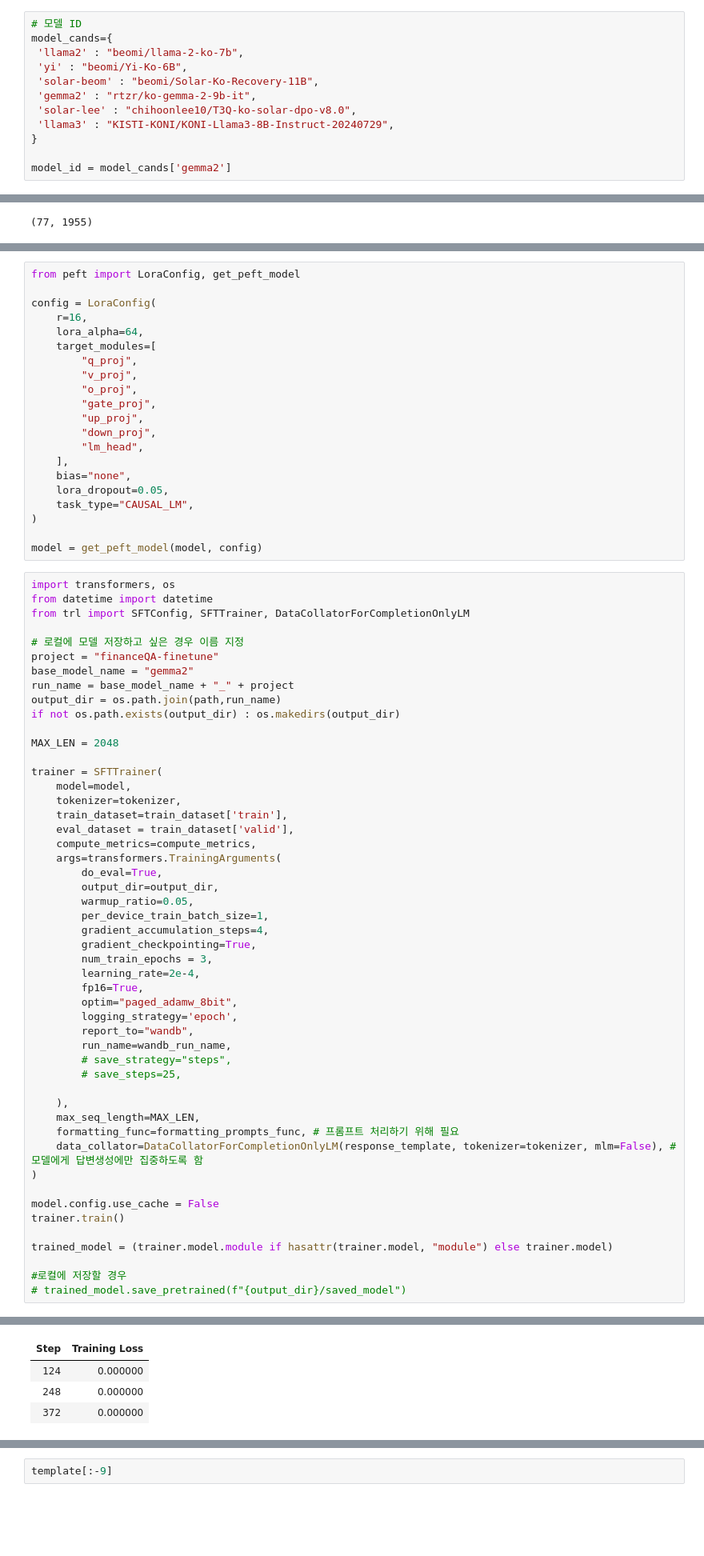
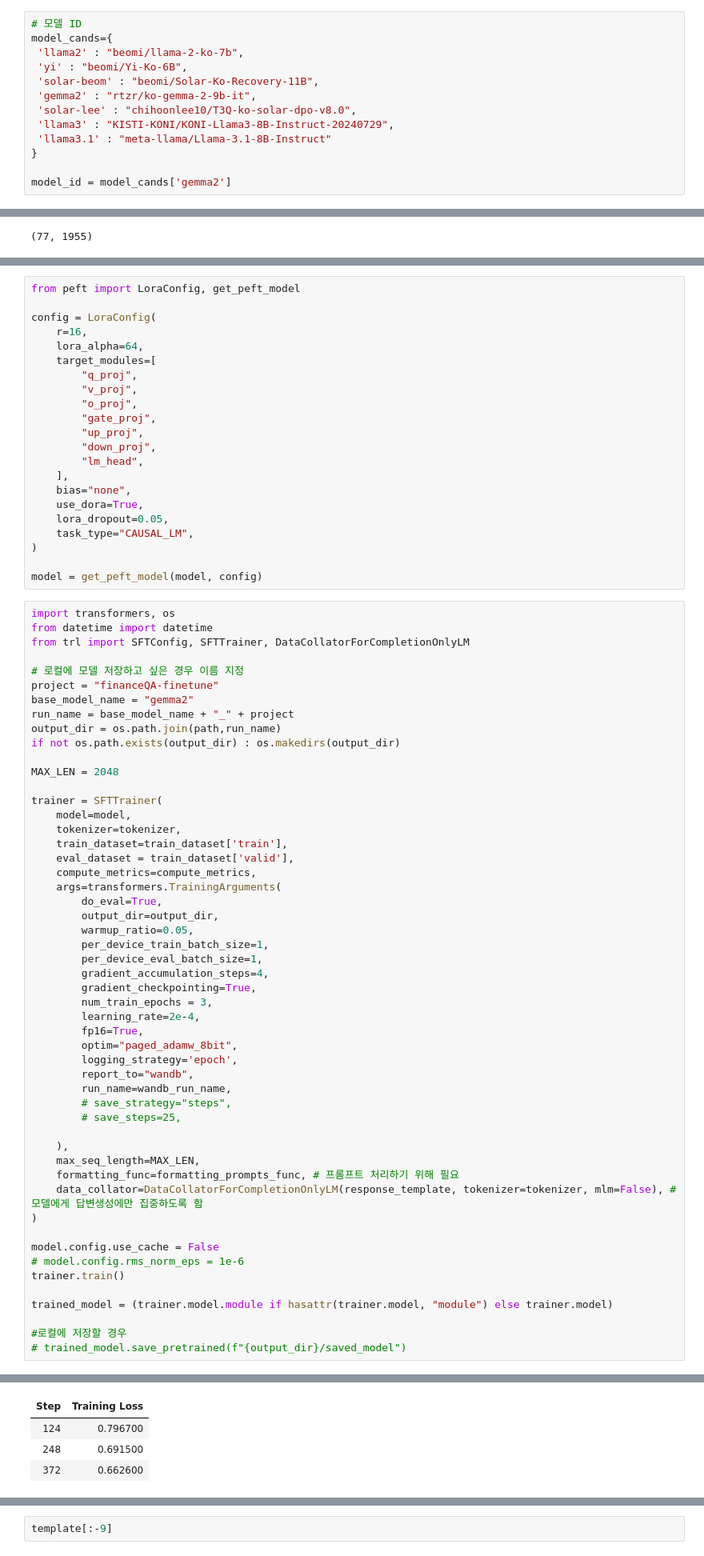
Before and after one commit to theNocturni/WASSUP-DACON-FinAI, a Jupyter notebook: code/1.train_n_inference.ipynb, the cells around one changed output, grey strips where cells are left out. Shown at 80% size. Saved outputs shown, nothing was run; the diff lists cells and outputs as text; blank space fills up the shorter version.

```diff
--- a/code/1.train_n_inference.ipynb
+++ b/code/1.train_n_inference.ipynb
@@ -249,6 +268,7 @@ model_cands={
  'gemma2' : "rtzr/ko-gemma-2-9b-it",
  'solar-lee' : "chihoonlee10/T3Q-ko-solar-dpo-v8.0",
  'llama3' : "KISTI-KONI/KONI-Llama3-8B-Instruct-20240729",
+ 'llama3.1' : "meta-llama/Llama-3.1-8B-Instruct"
 }
 
 model_id = model_cands['gemma2']
@@ -735,6 +776,7 @@ config = LoraConfig(
         "lm_head",
     ],
     bias="none",
+    use_dora=True,
     lora_dropout=0.05,
     task_type="CAUSAL_LM",
 )
@@ -765,6 +807,7 @@ trainer = SFTTrainer(
         output_dir=output_dir,
         warmup_ratio=0.05,
         per_device_train_batch_size=1,
+        per_device_eval_batch_size=1,
         gradient_accumulation_steps=4,
         gradient_checkpointing=True,
         num_train_epochs = 3,
@@ -784,6 +827,7 @@ trainer = SFTTrainer(
 )
 
 model.config.use_cache = False
+# model.config.rms_norm_eps = 1e-6
 trainer.train()
 
 trained_model = (trainer.model.module if hasattr(trainer.model, "module") else trainer.model)
@@ -814,4 +847,4 @@ task_instructions" : [
 | Step | Training Loss |
-| 124 | 0.000000 |
-| 248 | 0.000000 |
-| 372 | 0.000000 |
+| 124 | 0.796700 |
+| 248 | 0.691500 |
+| 372 | 0.662600 |
```
Also changed, not shown: parts of 17 cells of this notebook.
